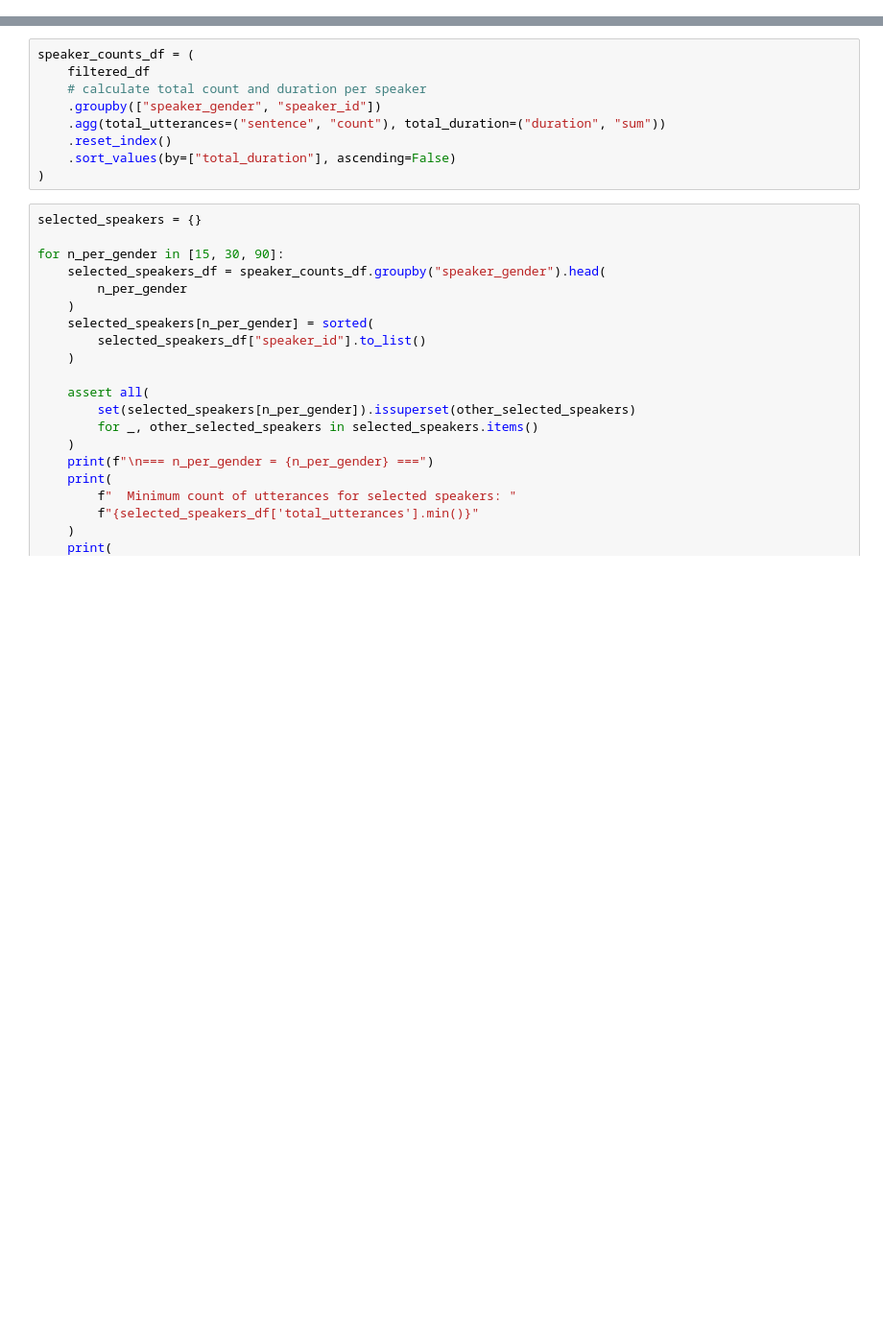
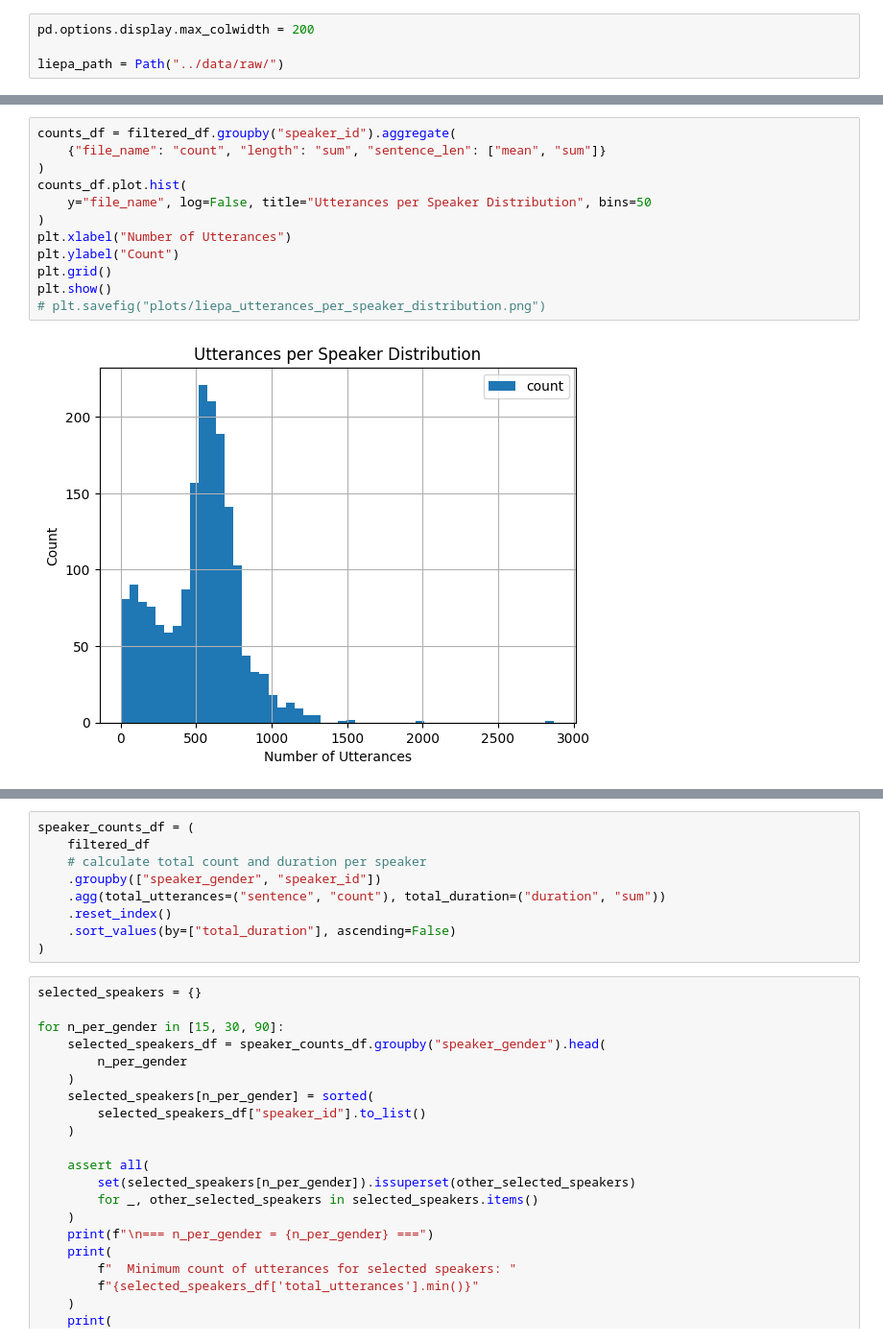
Before and after one commit to spacegrapefruit/msc-thesis, a Jupyter notebook: notebooks/liepa_analysis.ipynb, the cells around one changed output, grey strips where cells are left out. Shown at 96% size. Drawn from its saved outputs; the diff is of its cells as text; blank space fills up the shorter version.

```diff
--- a/notebooks/liepa_analysis.ipynb
+++ b/notebooks/liepa_analysis.ipynb
@@ -49,0 +12,4 @@ filtered_df = full_df[
+# %%
+pd.options.display.max_colwidth = 200
+
+liepa_path = Path("../data/raw/")
@@ -49,0 +285,14 @@ filtered_df = full_df[
+# %%
+counts_df = filtered_df.groupby("speaker_id").aggregate(
+    {"file_name": "count", "length": "sum", "sentence_len": ["mean", "sum"]}
+)
+counts_df.plot.hist(
+    y="file_name", log=False, title="Utterances per Speaker Distribution", bins=50
+)
+plt.xlabel("Number of Utterances")
+plt.ylabel("Count")
+plt.grid()
+plt.show()
+# plt.savefig("plots/liepa_utterances_per_speaker_distribution.png")
+# %% [output]
+[figure, added]
```
Also changed, not shown: parts of 29 cells of this notebook, 43 other files.
